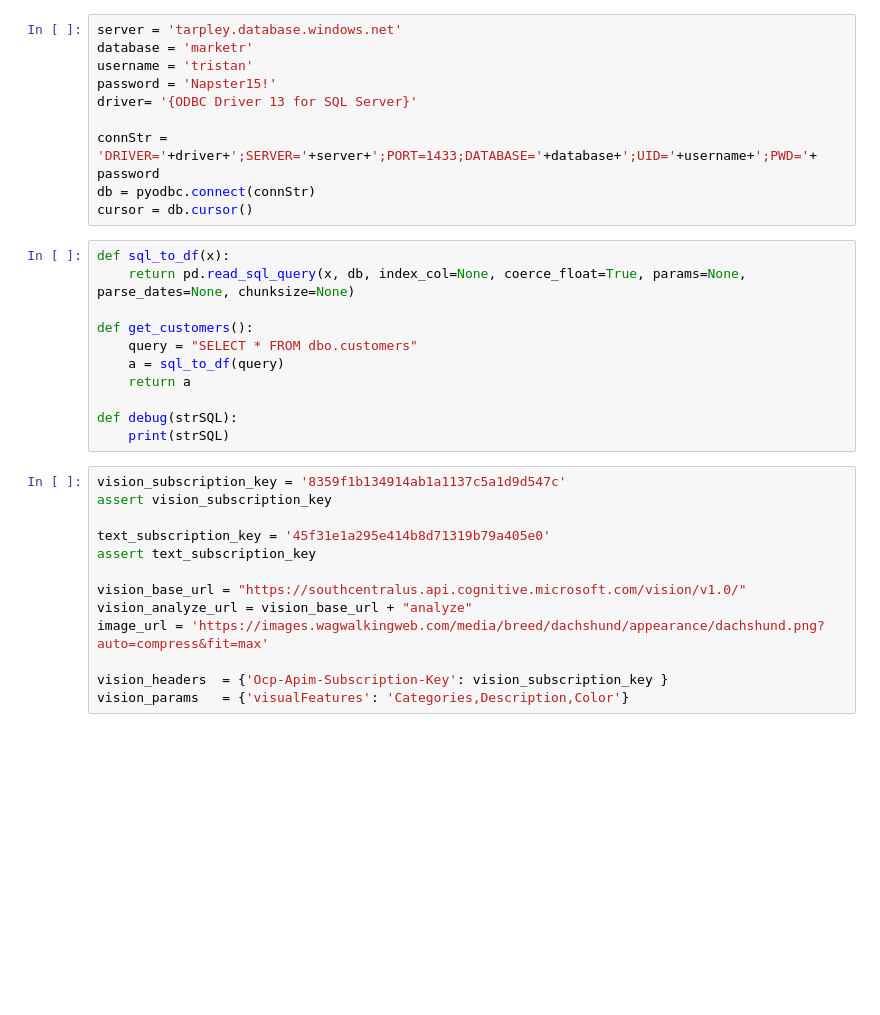
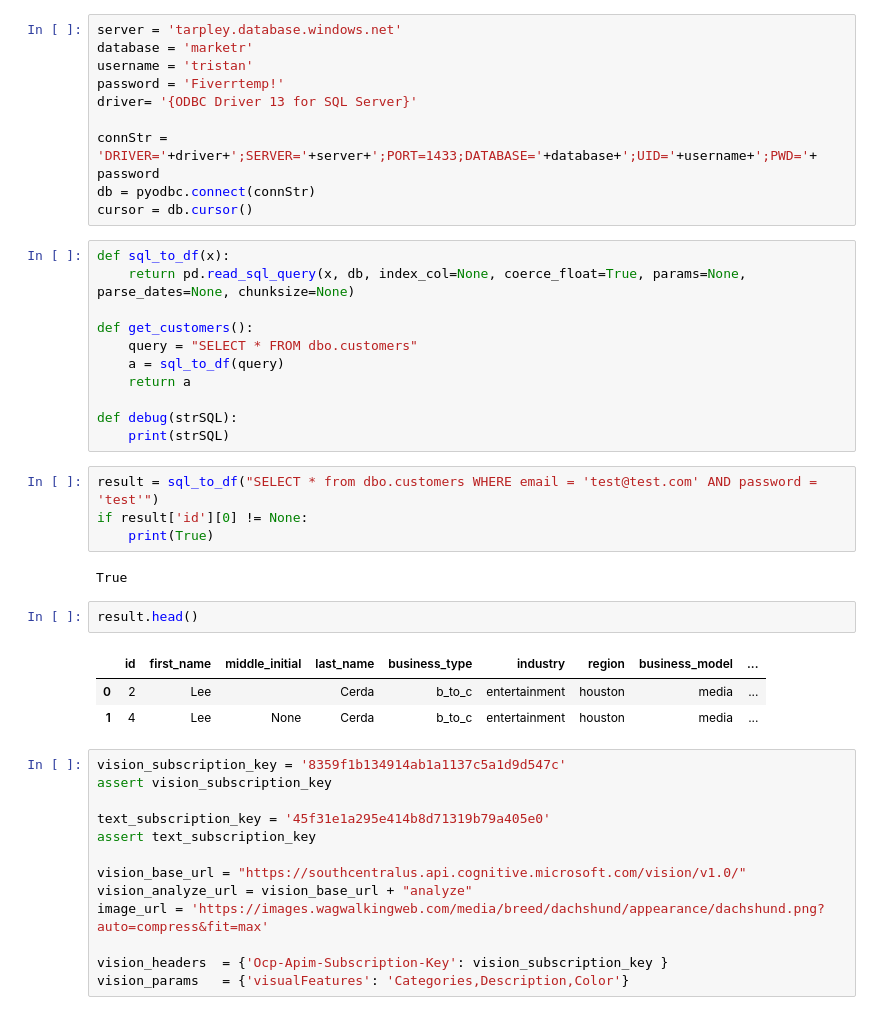
Before and after one commit to tristan-kenneth-tarpley/marketr, a Jupyter notebook: analysis.ipynb, the cells around one changed output. Drawn from its saved outputs; the diff is of its cells as text; blank space fills up the shorter version.

```diff
--- a/analysis.ipynb
+++ b/analysis.ipynb
@@ -13,7 +13,7 @@ from itertools import product
 server = 'tarpley.database.windows.net'
 database = 'marketr'
 username = 'tristan'
-password = 'Napster15!'
+password = 'Fiverrtemp!'
 driver= '{ODBC Driver 13 for SQL Server}'
 
 connStr = 'DRIVER='+driver+';SERVER='+server+';PORT=1433;DATABASE='+database+';UID='+username+';PWD='+ password
@@ -30,6 +30,18 @@ def get_customers():
 
 def debug(strSQL):
     print(strSQL)
+# %%
+result = sql_to_df("SELECT * from dbo.customers WHERE email = 'test@test.com' AND password = 'test'")
+if result['id'][0] != None:
+    print(True)
+# %% [output]
+True
+# %%
+result.head()
+# %% [output]
+|  | id | first_name | middle_initial | last_name | business_type | industry | region | business_model | ... |
+| 0 | 2 | Lee |  | Cerda | b_to_c | entertainment | houston | media | ... |
+| 1 | 4 | Lee | None | Cerda | b_to_c | entertainment | houston | media | ... |
 # %%
 vision_subscription_key = '8359f1b134914ab1a1137c5a1d9d547c'
 assert vision_subscription_key
```
Also changed, not shown: 4 other files.
